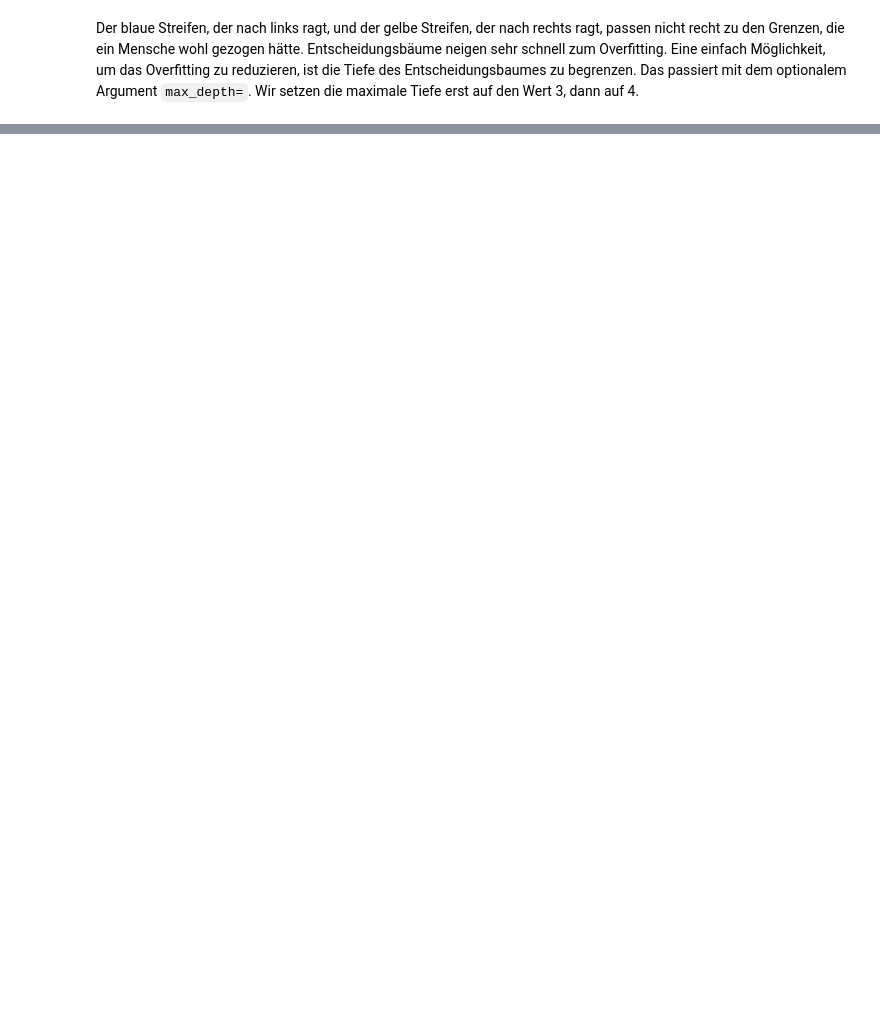
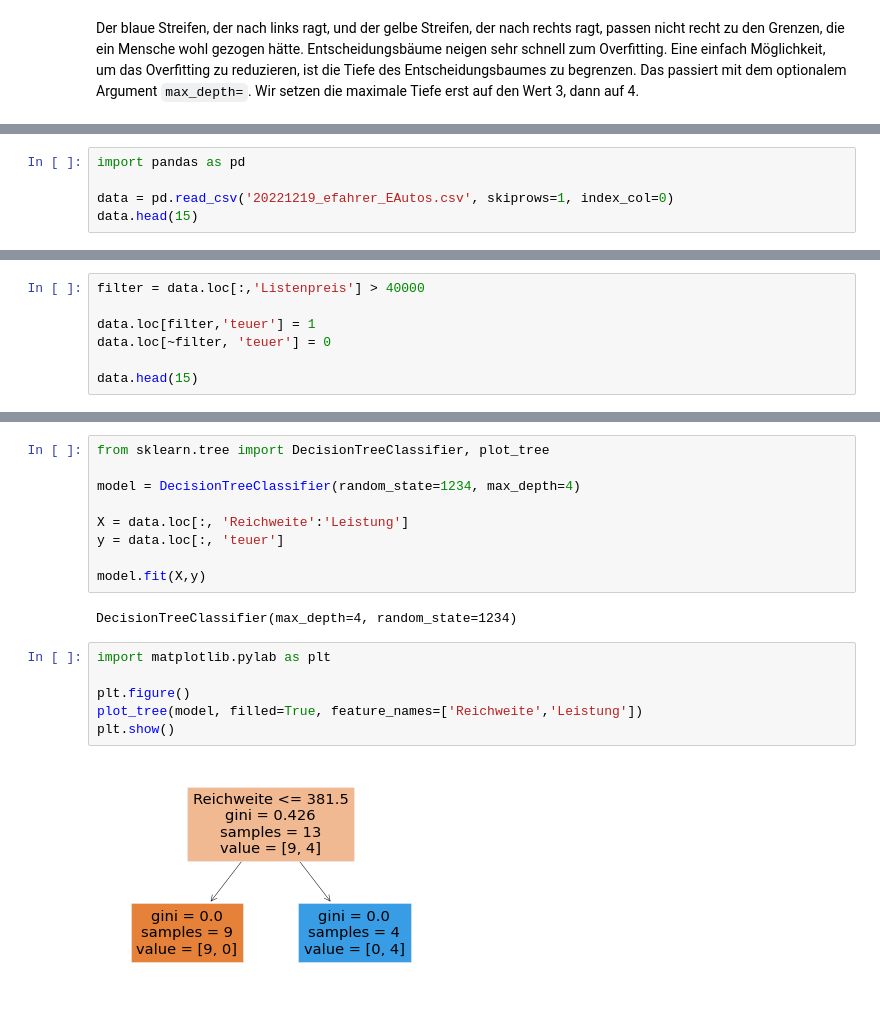
Before and after one commit to gramschs/book_ml4ing, a Jupyter notebook: doc/chapter11/chapter11_sec01.ipynb, the cells around one changed output, grey strips where cells are left out. Saved outputs shown, nothing was run; the diff lists cells and outputs as text; blank space fills up the shorter version.

```diff
--- a/doc/chapter11/chapter11_sec01.ipynb
+++ b/doc/chapter11/chapter11_sec01.ipynb
@@ -79,0 +80,5 @@ ax.contourf(X1_plot, X2_plot,y_plot.reshape(100,100), alpha=0.2);
+# %%
+import pandas as pd
+
+data = pd.read_csv('20221219_efahrer_EAutos.csv', skiprows=1, index_col=0)
+data.head(15)
@@ -79,0 +101,7 @@ ax.contourf(X1_plot, X2_plot,y_plot.reshape(100,100), alpha=0.2);
+# %%
+filter = data.loc[:,'Listenpreis'] > 40000
+
+data.loc[filter,'teuer'] = 1
+data.loc[~filter, 'teuer'] = 0
+
+data.head(15)
@@ -79,0 +124,19 @@ ax.contourf(X1_plot, X2_plot,y_plot.reshape(100,100), alpha=0.2);
+# %%
+from sklearn.tree import DecisionTreeClassifier, plot_tree
+
+model = DecisionTreeClassifier(random_state=1234, max_depth=4)
+
+X = data.loc[:, 'Reichweite':'Leistung']
+y = data.loc[:, 'teuer']
+
+model.fit(X,y)
+# %% [output]
+DecisionTreeClassifier(max_depth=4, random_state=1234)
+# %%
+import matplotlib.pylab as plt
+
+plt.figure()
+plot_tree(model, filled=True, feature_names=['Reichweite','Leistung'])
+plt.show()
+# %% [output]
+[figure, added]
```
Also changed, not shown: parts of 6 cells of this notebook, 1 other file.
